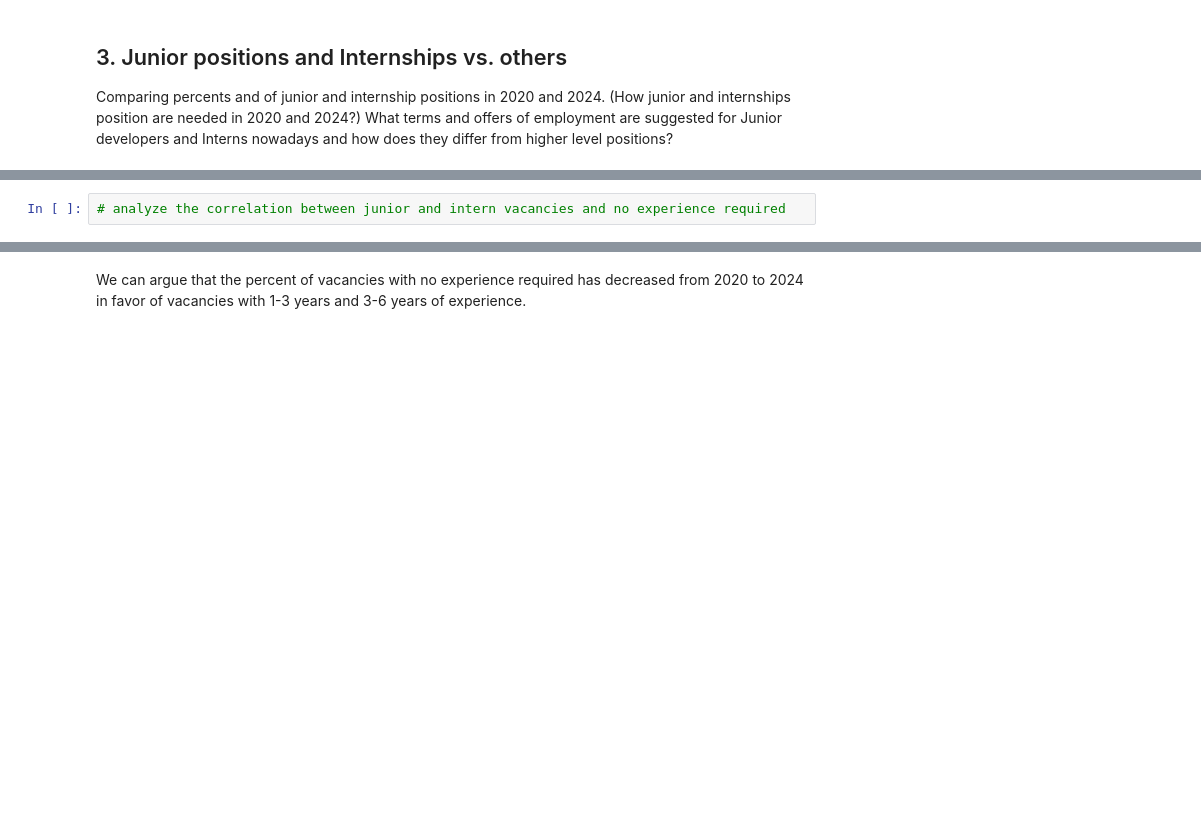
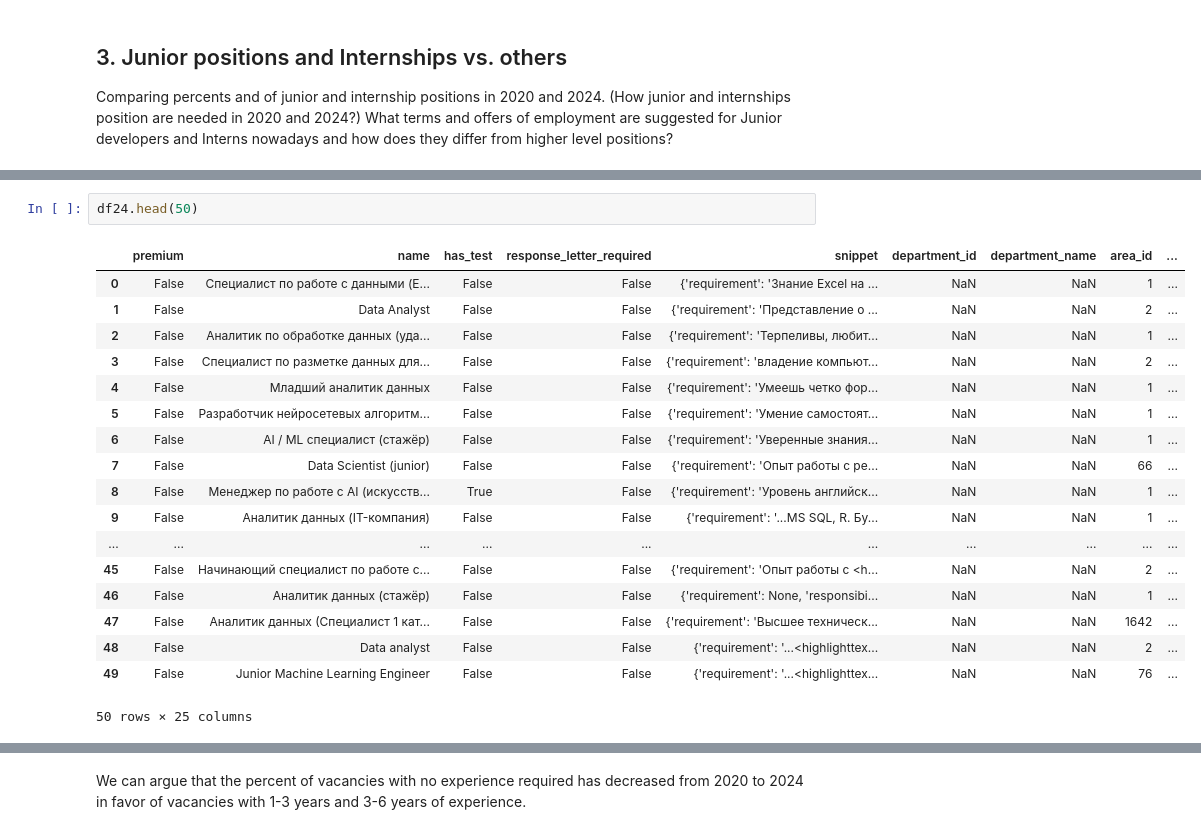
Before and after one commit to sashhhaka/HH-VacancyAnalysis, a Jupyter notebook: exploring.ipynb, the cells around one changed output, grey strips where cells are left out. Cells and saved outputs as stored; diff of their text form; blank space fills up the shorter version.

```diff
--- a/exploring.ipynb
+++ b/exploring.ipynb
@@ -521,2 +538,21 @@ tab
 # %%
-# analyze the correlation between junior and intern vacancies and no experience required
+df24.head(50)
+# %% [output]
+|  | premium | name | has_test | response_letter_required | snippet | department_id | department_name | area_id | ... |
+| 0 | False | Специалист по работе с данными (E... | False | False | {'requirement': 'Знание Excel на ... | NaN | NaN | 1 | ... |
+| 1 | False | Data Analyst | False | False | {'requirement': 'Представление о ... | NaN | NaN | 2 | ... |
+| 2 | False | Аналитик по обработке данных (уда... | False | False | {'requirement': 'Терпеливы, любит... | NaN | NaN | 1 | ... |
+| 3 | False | Специалист по разметке данных для... | False | False | {'requirement': 'владение компьют... | NaN | NaN | 2 | ... |
+| 4 | False | Младший аналитик данных | False | False | {'requirement': 'Умеешь четко фор... | NaN | NaN | 1 | ... |
+| 5 | False | Разработчик нейросетевых алгоритм... | False | False | {'requirement': 'Умение самостоят... | NaN | NaN | 1 | ... |
+| 6 | False | AI / ML специалист (стажёр) | False | False | {'requirement': 'Уверенные знания... | NaN | NaN | 1 | ... |
+| 7 | False | Data Scientist (junior) | False | False | {'requirement': 'Опыт работы с ре... | NaN | NaN | 66 | ... |
+| 8 | False | Менеджер по работе с AI (искусств... | True | False | {'requirement': 'Уровень английск... | NaN | NaN | 1 | ... |
+| 9 | False | Аналитик данных (IT-компания) | False | False | {'requirement': '...MS SQL, R. Бу... | NaN | NaN | 1 | ... |
+| ... | ... | ... | ... | ... | ... | ... | ... | ... | ... |
+| 45 | False | Начинающий специалист по работе с... | False | False | {'requirement': 'Опыт работы с <h... | NaN | NaN | 2 | ... |
+| 46 | False | Аналитик данных (стажёр) | False | False | {'requirement': None, 'responsibi... | NaN | NaN | 1 | ... |
+| 47 | False | Аналитик данных (Специалист 1 кат... | False | False | {'requirement': 'Высшее техническ... | NaN | NaN | 1642 | ... |
+| 48 | False | Data analyst | False | False | {'requirement': '...<highlighttex... | NaN | NaN | 2 | ... |
+| 49 | False | Junior Machine Learning Engineer | False | False | {'requirement': '...<highlighttex... | NaN | NaN | 76 | ... |
+50 rows × 25 columns
```
Also changed, not shown: parts of 26 cells of this notebook, 2 other files.
